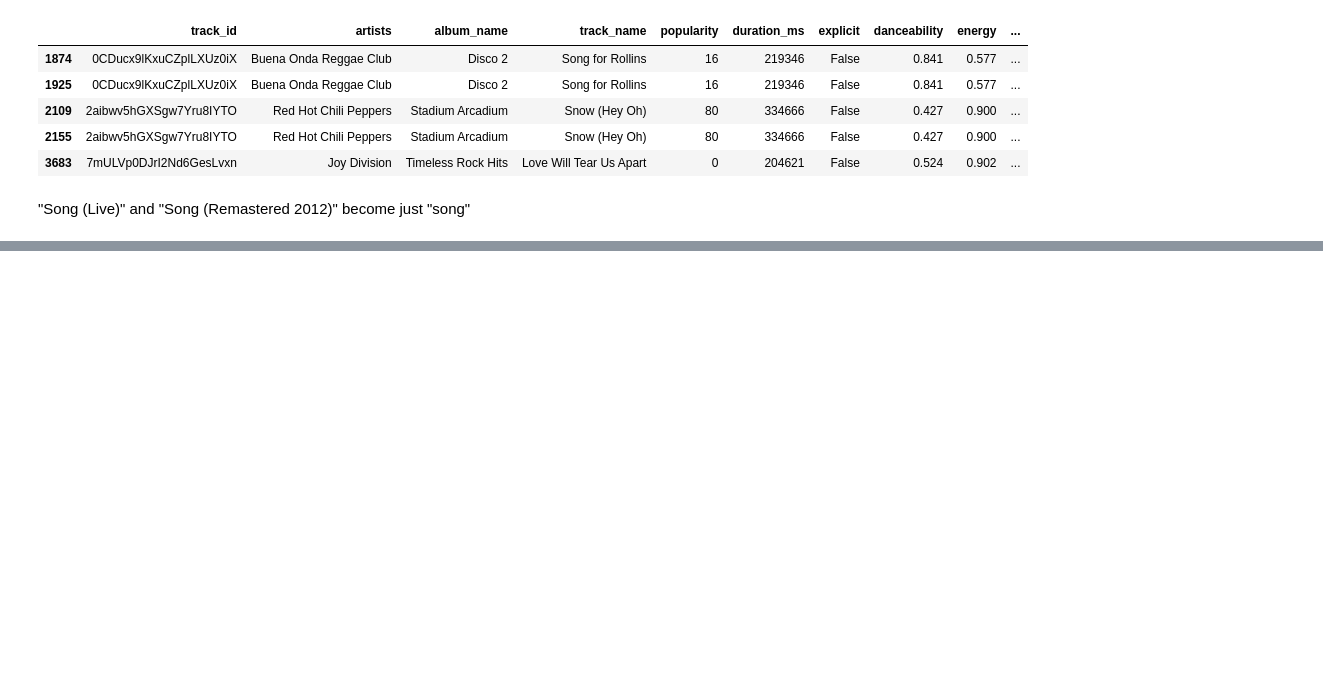
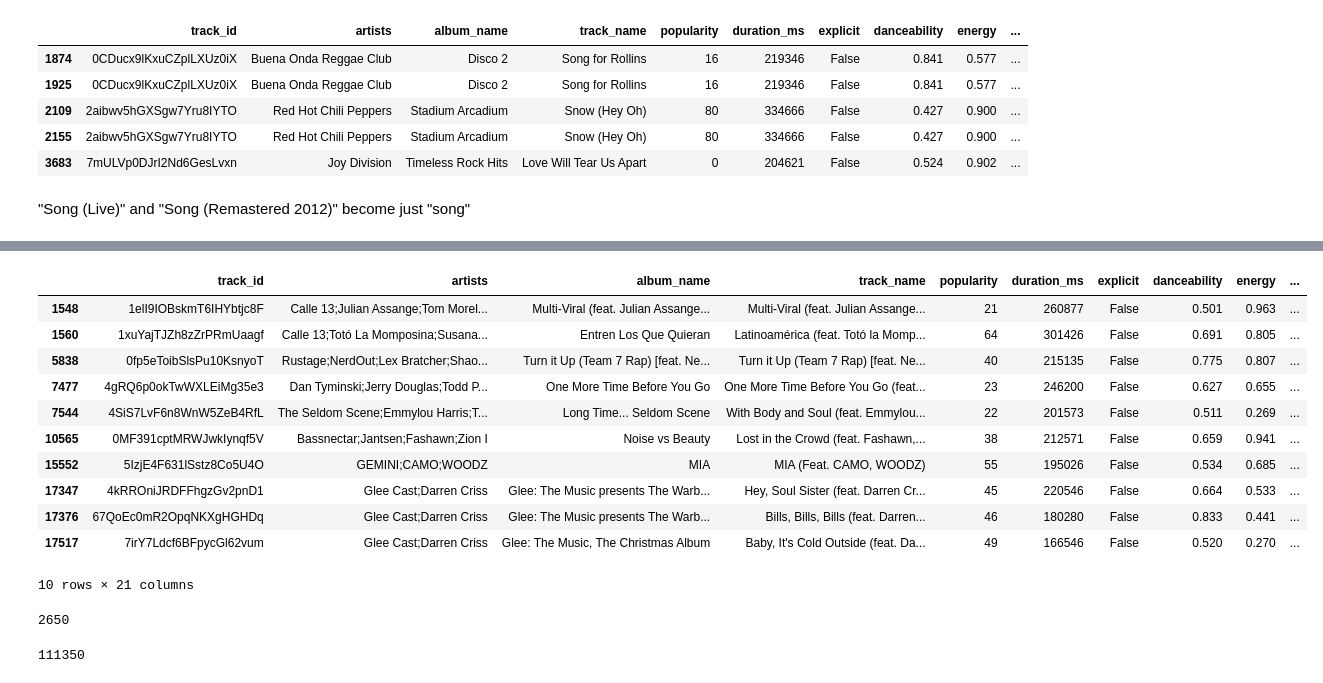
Before and after one commit to clintonhlau/Spotify-Recommendation-Engine, a Jupyter notebook: scripts/data_cleaning.ipynb, the cells around one changed output, grey strips where cells are left out. Drawn from its saved outputs; the diff is of its cells as text; code cells hidden in the pictures; blank space fills up the shorter version.

```diff
--- a/scripts/data_cleaning.ipynb
+++ b/scripts/data_cleaning.ipynb
@@ -80,0 +76,21 @@ df[df['artists']=="Justin Bieber"]
+# %%
+test_multi = df[df['track_name'].str.contains(r'feat\.|ft\.|featuring', case=False, na=False) & df['track_name'].str.contains(', ', na=False)].head(10)
+test_multi
+# %% [output]
+|  | track_id | artists | album_name | track_name | popularity | duration_ms | explicit | danceability | energy | ... |
+| 1548 | 1elI9IOBskmT6IHYbtjc8F | Calle 13;Julian Assange;Tom Morel... | Multi-Viral (feat. Julian Assange... | Multi-Viral (feat. Julian Assange... | 21 | 260877 | False | 0.501 | 0.963 | ... |
+| 1560 | 1xuYajTJZh8zZrPRmUaagf | Calle 13;Totó La Momposina;Susana... | Entren Los Que Quieran | Latinoamérica (feat. Totó la Momp... | 64 | 301426 | False | 0.691 | 0.805 | ... |
+| 5838 | 0fp5eToibSlsPu10KsnyoT | Rustage;NerdOut;Lex Bratcher;Shao... | Turn it Up (Team 7 Rap) [feat. Ne... | Turn it Up (Team 7 Rap) [feat. Ne... | 40 | 215135 | False | 0.775 | 0.807 | ... |
+| 7477 | 4gRQ6p0okTwWXLEiMg35e3 | Dan Tyminski;Jerry Douglas;Todd P... | One More Time Before You Go | One More Time Before You Go (feat... | 23 | 246200 | False | 0.627 | 0.655 | ... |
+| 7544 | 4SiS7LvF6n8WnW5ZeB4RfL | The Seldom Scene;Emmylou Harris;T... | Long Time... Seldom Scene | With Body and Soul (feat. Emmylou... | 22 | 201573 | False | 0.511 | 0.269 | ... |
+| 10565 | 0MF391cptMRWJwkIynqf5V | Bassnectar;Jantsen;Fashawn;Zion I | Noise vs Beauty | Lost in the Crowd (feat. Fashawn,... | 38 | 212571 | False | 0.659 | 0.941 | ... |
+| 15552 | 5IzjE4F631lSstz8Co5U4O | GEMINI;CAMO;WOODZ | MIA | MIA (Feat. CAMO, WOODZ) | 55 | 195026 | False | 0.534 | 0.685 | ... |
+| 17347 | 4kRROniJRDFFhgzGv2pnD1 | Glee Cast;Darren Criss | Glee: The Music presents The Warb... | Hey, Soul Sister (feat. Darren Cr... | 45 | 220546 | False | 0.664 | 0.533 | ... |
+| 17376 | 67QoEc0mR2OpqNKXgHGHDq | Glee Cast;Darren Criss | Glee: The Music presents The Warb... | Bills, Bills, Bills (feat. Darren... | 46 | 180280 | False | 0.833 | 0.441 | ... |
+| 17517 | 7irY7Ldcf6BFpycGl62vum | Glee Cast;Darren Criss | Glee: The Music, The Christmas Album | Baby, It's Cold Outside (feat. Da... | 49 | 166546 | False | 0.520 | 0.270 | ... |
+10 rows × 21 columns
+# %%
+feat_songs = df[df['track_name'].str.contains(r'feat\.?\s|\bft\.?\s|featuring\.?', case=False, na=False)]
+len(feat_songs)
+# %% [output]
+2650
@@ -80,0 +142,5 @@ df[df['artists']=="Justin Bieber"]
+# %%
+no_feat_songs = df[~df['track_name'].str.contains(r'feat\.?\s|\bft\.?\s|featuring\.?', case=False, na=False)]
+len(no_feat_songs)
+# %% [output]
+111350
```
Also changed, not shown: parts of 4 cells of this notebook.
